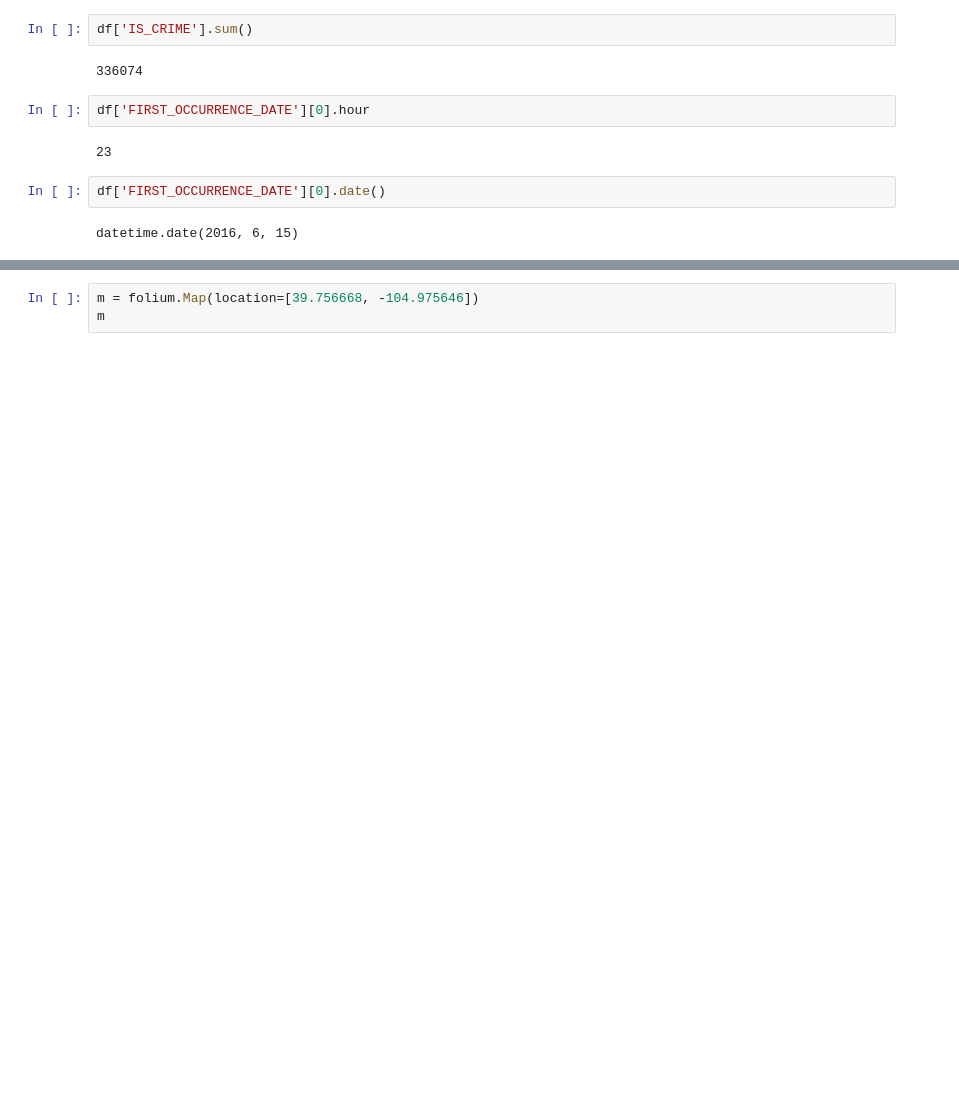
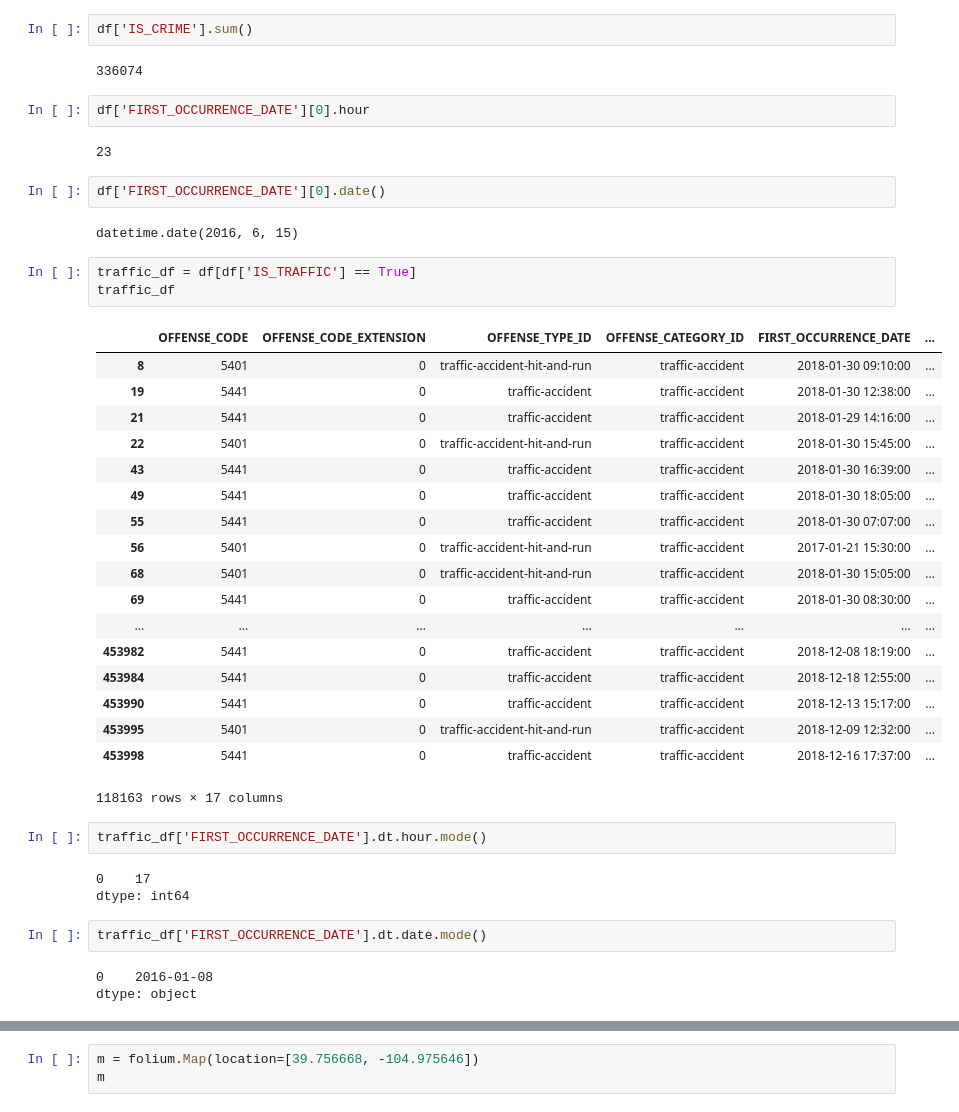
Before and after one commit to sobyl/Denver_crime_data, a Jupyter notebook: final.ipynb, the cells around one changed output, grey strips where cells are left out. Cells and saved outputs as stored; diff of their text form; blank space fills up the shorter version.

Commit message:
Add files via upload
compute the crime and traffic

```diff
--- a/final.ipynb
+++ b/final.ipynb
@@ -140,3 +143,35 @@ df['FIRST_OCCURRENCE_DATE'][0].hour
 df['FIRST_OCCURRENCE_DATE'][0].date()
 # %% [output]
 datetime.date(2016, 6, 15)
+# %%
+traffic_df = df[df['IS_TRAFFIC'] == True]
+traffic_df
+# %% [output]
+|  | OFFENSE_CODE | OFFENSE_CODE_EXTENSION | OFFENSE_TYPE_ID | OFFENSE_CATEGORY_ID | FIRST_OCCURRENCE_DATE | ... |
+| 8 | 5401 | 0 | traffic-accident-hit-and-run | traffic-accident | 2018-01-30 09:10:00 | ... |
+| 19 | 5441 | 0 | traffic-accident | traffic-accident | 2018-01-30 12:38:00 | ... |
+| 21 | 5441 | 0 | traffic-accident | traffic-accident | 2018-01-29 14:16:00 | ... |
+| 22 | 5401 | 0 | traffic-accident-hit-and-run | traffic-accident | 2018-01-30 15:45:00 | ... |
+| 43 | 5441 | 0 | traffic-accident | traffic-accident | 2018-01-30 16:39:00 | ... |
+| 49 | 5441 | 0 | traffic-accident | traffic-accident | 2018-01-30 18:05:00 | ... |
+| 55 | 5441 | 0 | traffic-accident | traffic-accident | 2018-01-30 07:07:00 | ... |
+| 56 | 5401 | 0 | traffic-accident-hit-and-run | traffic-accident | 2017-01-21 15:30:00 | ... |
+| 68 | 5401 | 0 | traffic-accident-hit-and-run | traffic-accident | 2018-01-30 15:05:00 | ... |
+| 69 | 5441 | 0 | traffic-accident | traffic-accident | 2018-01-30 08:30:00 | ... |
+| ... | ... | ... | ... | ... | ... | ... |
+| 453982 | 5441 | 0 | traffic-accident | traffic-accident | 2018-12-08 18:19:00 | ... |
+| 453984 | 5441 | 0 | traffic-accident | traffic-accident | 2018-12-18 12:55:00 | ... |
+| 453990 | 5441 | 0 | traffic-accident | traffic-accident | 2018-12-13 15:17:00 | ... |
+| 453995 | 5401 | 0 | traffic-accident-hit-and-run | traffic-accident | 2018-12-09 12:32:00 | ... |
+| 453998 | 5441 | 0 | traffic-accident | traffic-accident | 2018-12-16 17:37:00 | ... |
+118163 rows × 17 columns
+# %%
+traffic_df['FIRST_OCCURRENCE_DATE'].dt.hour.mode()
+# %% [output]
+0    17
+dtype: int64
+# %%
+traffic_df['FIRST_OCCURRENCE_DATE'].dt.date.mode()
+# %% [output]
+0    2016-01-08
+dtype: object
```
Also changed, not shown: parts of 10 cells of this notebook.
